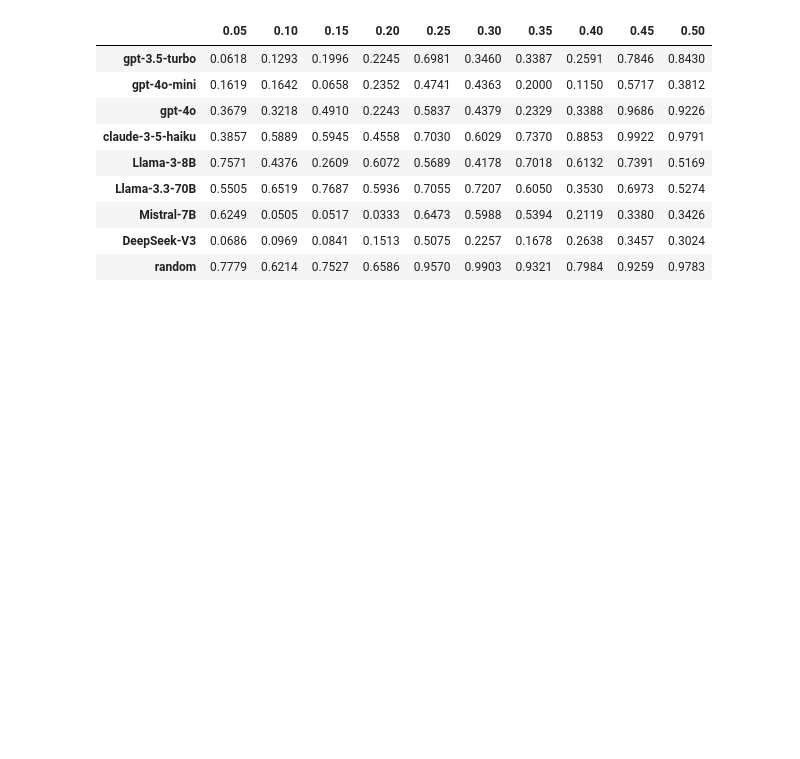
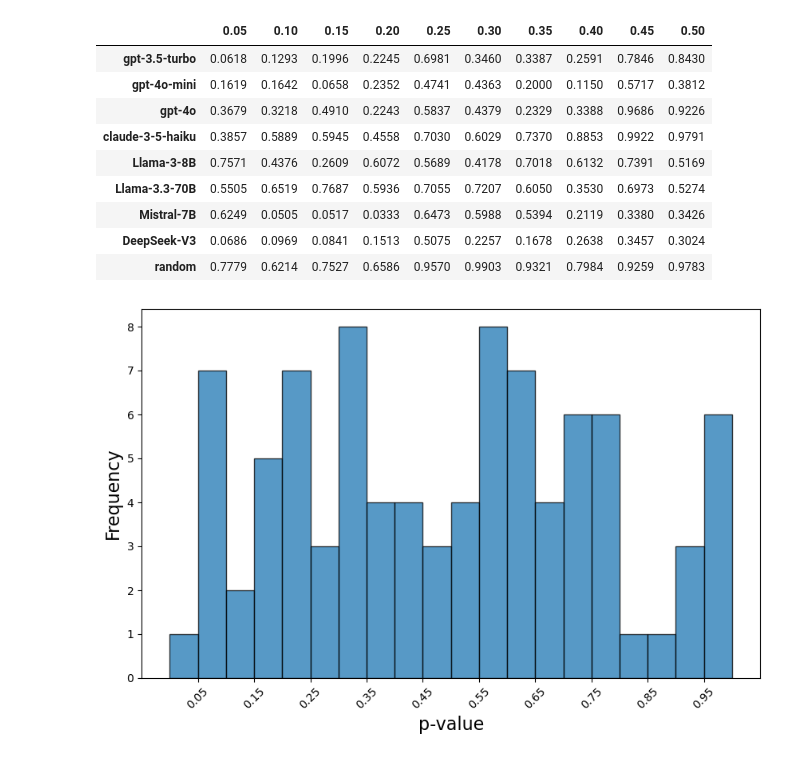
Before and after one commit to yw3453/uq-llm-survey-simulation, a Jupyter notebook: OpinionQA evaluations all.ipynb, the cells around one changed output. Saved outputs shown, nothing was run; the diff lists cells and outputs as text; code cells hidden in the pictures; blank space fills up the shorter version.

```diff
--- a/OpinionQA evaluations all.ipynb
+++ b/OpinionQA evaluations all.ipynb
@@ -121,3 +121,13 @@ p_vals
 | Mistral-7B | 0.6249 | 0.0505 | 0.0517 | 0.0333 | 0.6473 | 0.5988 | 0.5394 | 0.2119 | 0.3380 | 0.3426 |
 | DeepSeek-V3 | 0.0686 | 0.0969 | 0.0841 | 0.1513 | 0.5075 | 0.2257 | 0.1678 | 0.2638 | 0.3457 | 0.3024 |
 | random | 0.7779 | 0.6214 | 0.7527 | 0.6586 | 0.9570 | 0.9903 | 0.9321 | 0.7984 | 0.9259 | 0.9783 |
+# %%
+# draw a histogram of the p-values
+p_vals_array = p_vals.values.flatten()
+plt.figure(figsize = (10, 6))
+plt.hist(p_vals_array, bins=np.linspace(0, 1, 21), edgecolor='black', alpha = 0.75)
+plt.xlabel('p-value', fontsize = 16)
+plt.ylabel('Frequency', fontsize = 16)
+plt.xticks(np.linspace(0, 1, 21)[1:-1][::2], rotation=45)
+# %% [output]
+[figure, added]
```
Also changed, not shown: 1 other file.
